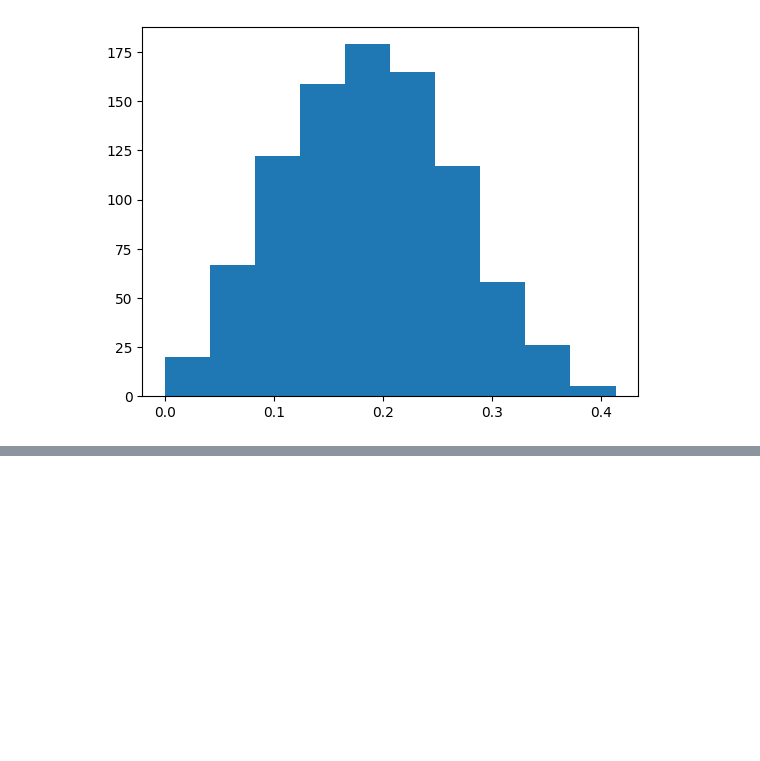
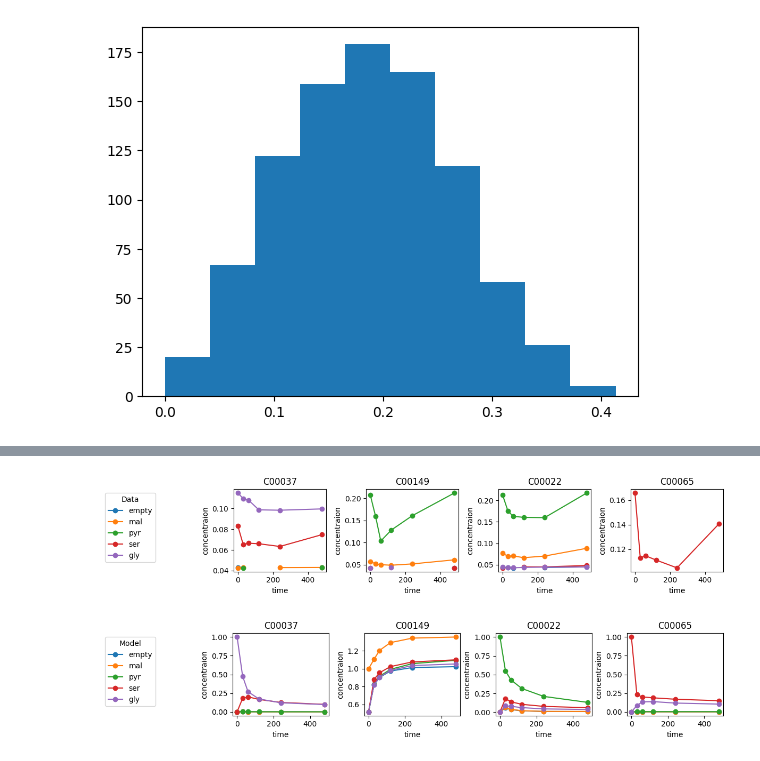
Before and after one commit to carothersresearch/ECFERS, a Jupyter notebook: run_fit_data.ipynb, the cells around one changed output, grey strips where cells are left out. Drawn from its saved outputs; the diff is of its cells as text; code cells hidden in the pictures; blank space fills up the shorter version.

```diff
--- a/run_fit_data.ipynb
+++ b/run_fit_data.ipynb
@@ -29,4 +41,9 @@ for i in init_concentrations.keys():
 r.exportToSBML(os.getcwd()+'/models/240226MC_FULL.sbml')
+# %%
+metabolites = [s for s in r.getFloatingSpeciesIds() if 'EC' not in s]
+model_species = pd.read_csv(os.getcwd()+'/src/frenda_brenda/Files/SpeciesBaseMechanisms.csv')
+# %%
+v_to_c_map = {model_species.loc[model_species['Label'] == s, 'Relative'].values[0]:s for s in metabolites}
 # %%
 # get all the parameters that can vary during the fitting
 kinetics_labels = [p for p in r.getGlobalParameterIds() if np.any([k in p for k in ['Km','Kcat','Ki']])]
@@ -239,0 +183,38 @@ b.set_ylim(a.get_ylim())
+# %%
+plt.figure(figsize=(12,2.5))
+for s in metadata['sample_labels']:
+    for i,m in enumerate(metadata['measurement_labels']):
+        plt.subplot(1,5,i+2)
+        plt.plot(metadata['timepoints'][s]/60, measurements[s][:,i],'-o')
+        plt.title(m)
+        plt.xlabel('time')
+        plt.ylabel('concentraion')
+
+plt.subplot(1,5,1)
+[plt.plot(metadata['timepoints'][s], measurements[s][:,i]/np.nan,'-o') for s in metadata['sample_labels']]
+plt.legend(metadata['sample_labels'], loc='upper left', title='Data')
+plt.gca().axis('off')
+plt.tight_layout()
+
+# all_results = {s:np.zeros(measurements[s].shape) for s in metadata['sample_labels']}
+# for k,c in enumerate([p.champion_x for p in pops]):
+#     res_dict = myprob._simulate(myprob._unscale(xs[0,:]))
+#     all_results = {s:all_results[s] + res_dict[s][:,myprob.cols[s]][myprob.rows[s],:]/len(pops) for s in metadata['sample_labels']}
+
+plt.figure(figsize=(12,2.5))
+for s in metadata['sample_labels']:
+    for i,m in enumerate(metadata['measurement_labels']):
+        plt.subplot(1,5,i+2)
+        plt.plot(metadata['timepoints'][s]/60, all_results[s][:,i],'-o')
+        plt.title(m)
+        plt.xlabel('time')
+        plt.ylabel('concentraion')
+
+plt.subplot(1,5,1)
+[plt.plot(metadata['timepoints'][s], measurements[s][:,i]/np.nan,'-o') for s in metadata['sample_labels']]
+plt.legend(metadata['sample_labels'], loc='upper left', title='Model')
+plt.gca().axis('off')
+plt.tight_layout()
+# %% [output]
+[figure, added]
+[figure, added]
```
Also changed, not shown: parts of 10 cells of this notebook, 8 other files.
